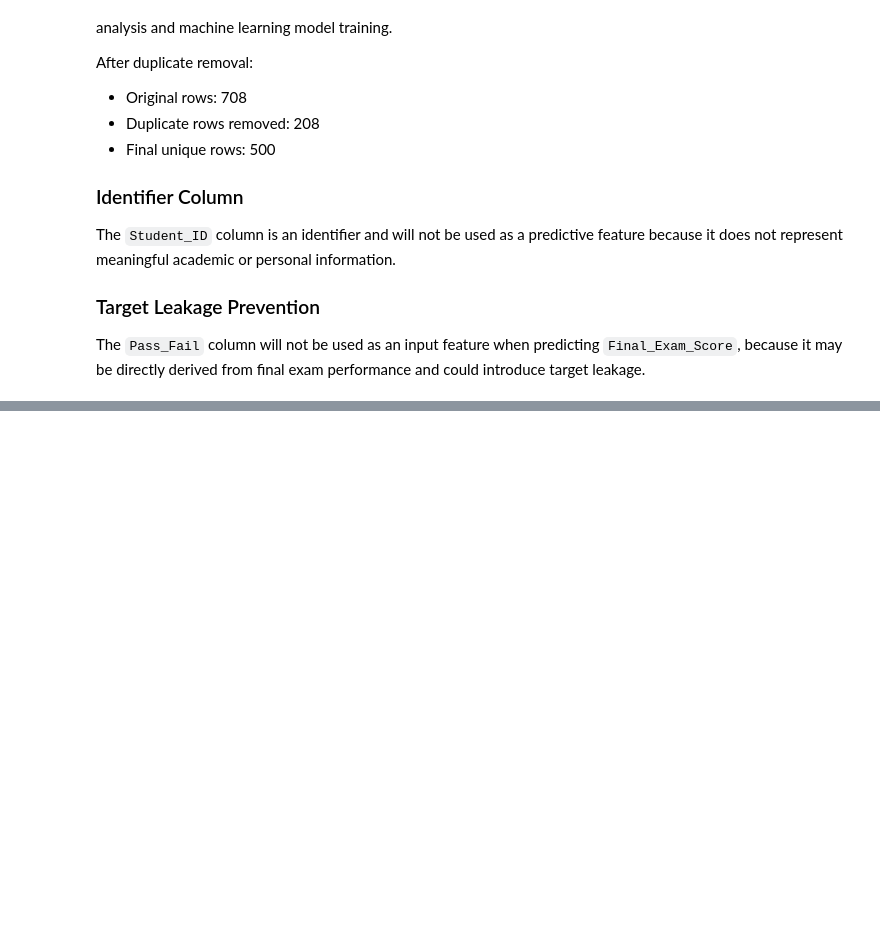
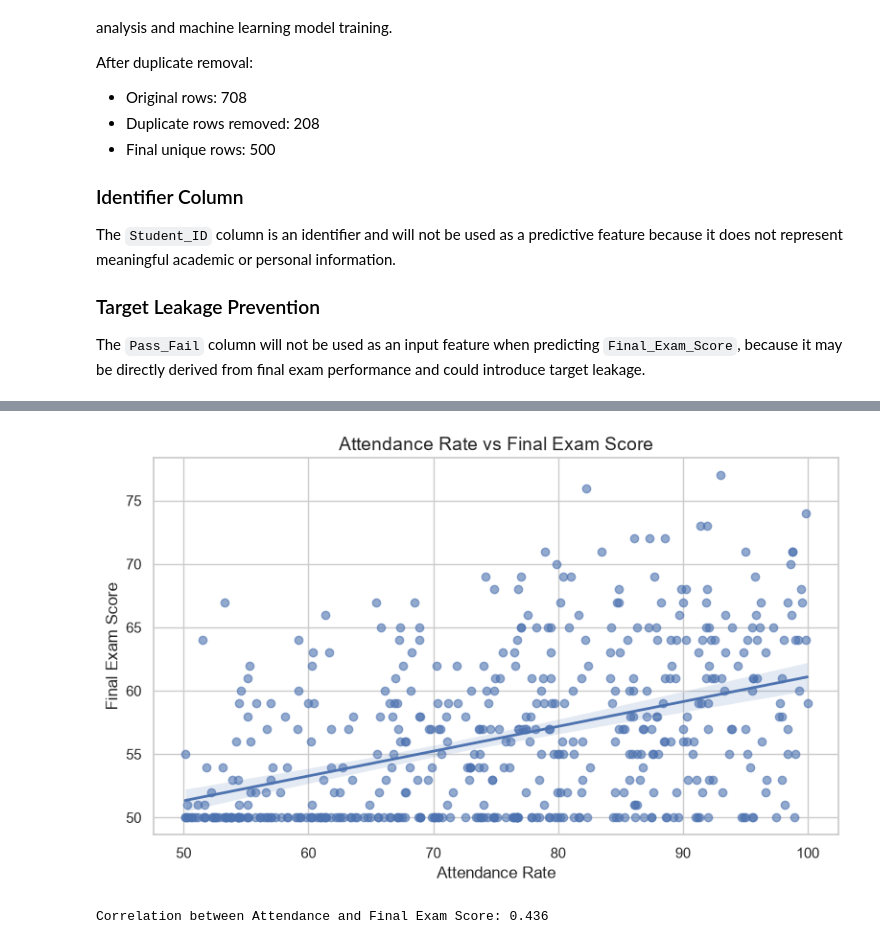
Before and after one commit to ryeshika07/student-performance-prediction, a Jupyter notebook: notebooks/student_performance_prediction.ipynb, the cells around one changed output, grey strips where cells are left out. Drawn from its saved outputs; the diff is of its cells as text; code cells hidden in the pictures; blank space fills up the shorter version.

```diff
--- a/notebooks/student_performance_prediction.ipynb
+++ b/notebooks/student_performance_prediction.ipynb
@@ -282,0 +416,40 @@ The `Pass_Fail` column will not be used as an input feature when predicting `Fin
+# %%
+plt.figure(figsize=(8, 5))
+
+sns.regplot(
+    data=df_cleaned,
+    x="Attendance_Rate",
+    y="Final_Exam_Score",
+    scatter_kws={
+        "alpha": 0.6
+    },
+    line_kws={
+        "linewidth": 2
+    }
+)
+
+plt.title(
+    "Attendance Rate vs Final Exam Score",
+    fontsize=14
+)
+
+plt.xlabel("Attendance Rate")
+plt.ylabel("Final Exam Score")
+
+plt.tight_layout()
+plt.show()
+# %% [output]
+[figure, added]
+# %%
+attendance_correlation = df_cleaned[
+    "Attendance_Rate"
+].corr(
+    df_cleaned["Final_Exam_Score"]
+)
+
+print(
+    "Correlation between Attendance and Final Exam Score:",
+    round(attendance_correlation, 3)
+)
+# %% [output]
+Correlation between Attendance and Final Exam Score: 0.436
```
Also changed, not shown: parts of 33 cells of this notebook.
